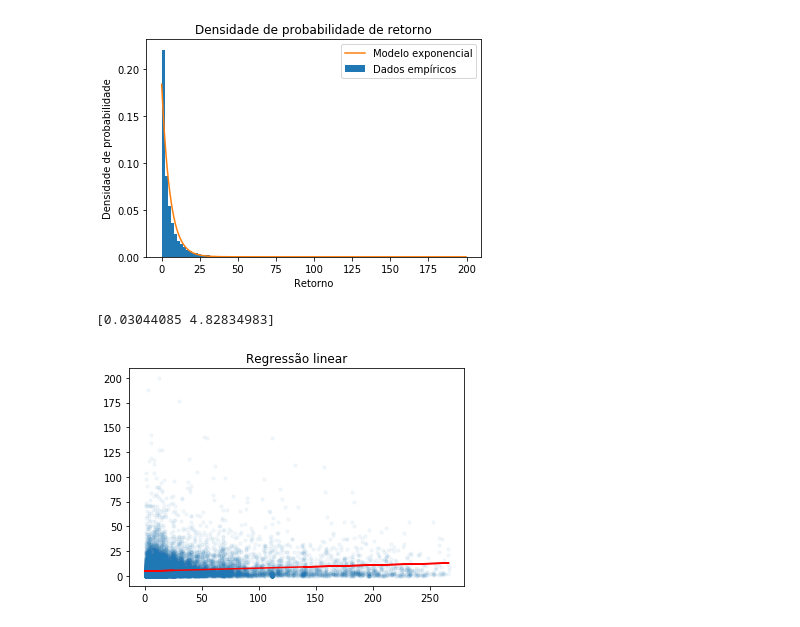
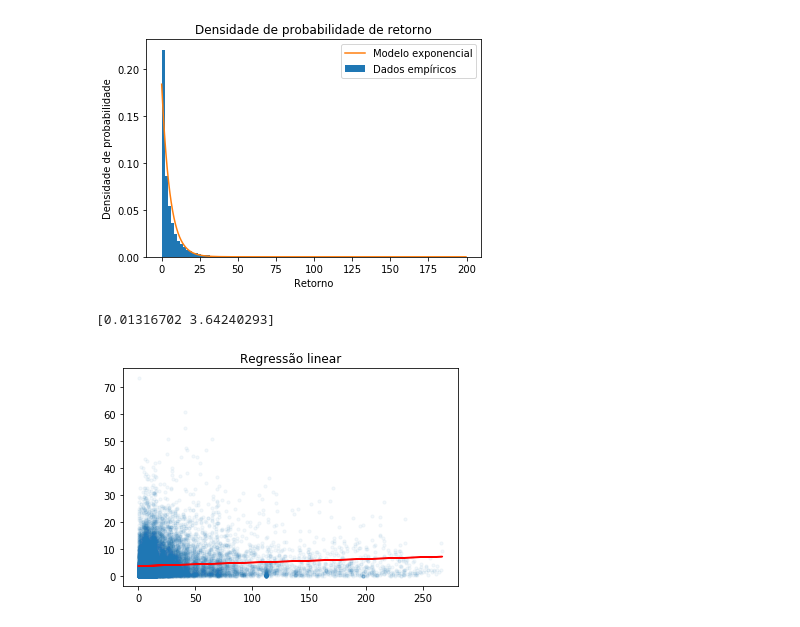
Before and after one commit to jeronimo-a/p2-cdados, a Jupyter notebook: analise.ipynb, the cells around one changed output. Saved outputs shown, nothing was run; the diff lists cells and outputs as text; code cells hidden in the pictures.

Commit message:
Implementação do modelo de regressão linear treinado a partir de 80% dos dados

```diff
--- a/analise.ipynb
+++ b/analise.ipynb
@@ -38,27 +38,30 @@ plt.show()
 # %%
 dados = dados.loc[:, ['hotspots proximos', 'por dia']]
 
 filtro = pd.notnull(dados['hotspots proximos'])
 dados = dados.loc[filtro, :]
 
-
 filtro = pd.notnull(dados['por dia'])
 dados = dados.loc[filtro, :]
 
-dados_x = np.array(dados['hotspots proximos'])
-dados_y = np.array(dados['por dia'])
+split_qtde = round(len(dados) / 10 * 8)
 
-plt.scatter(dados_x, dados_y, alpha=.05, s=10)
+dados_x_treinamento = np.array(dados['hotspots proximos'])[:split_qtde]
+dados_y_treinamento = np.array(dados['por dia'])[:split_qtde]
+dados_x_validacao = np.array(dados['hotspots proximos'])[split_qtde:]
+dados_y_validacao = np.array(dados['por dia'])[split_qtde:]
 
-betas = np.polyfit(dados_x, dados_y, 1)
+plt.scatter(dados_x_treinamento, dados_y_treinamento, alpha=.05, s=10)
+
+betas = np.polyfit(dados_x_treinamento, dados_y_treinamento, 1)
 trend = np.poly1d(betas)
-plt.plot(dados_x, trend(dados_x), 'r')
+plt.plot(dados_x_treinamento, trend(dados_x_treinamento), 'r')
 
 plt.title('Regressão linear')
 
 print(betas)
 
 plt.show()
 # %% [output]
-[0.03044085 4.82834983]
+[0.01316702 3.64240293]
-[figure, old version]
+[figure, new version]
```
Also changed, not shown: parts of 3 cells of this notebook.
